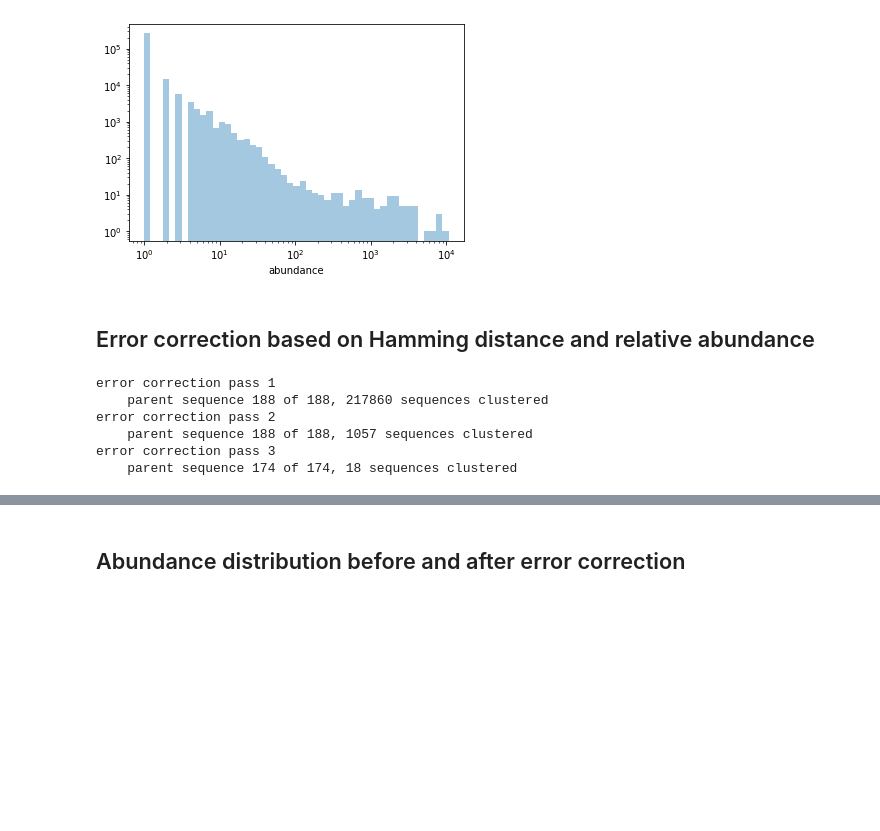
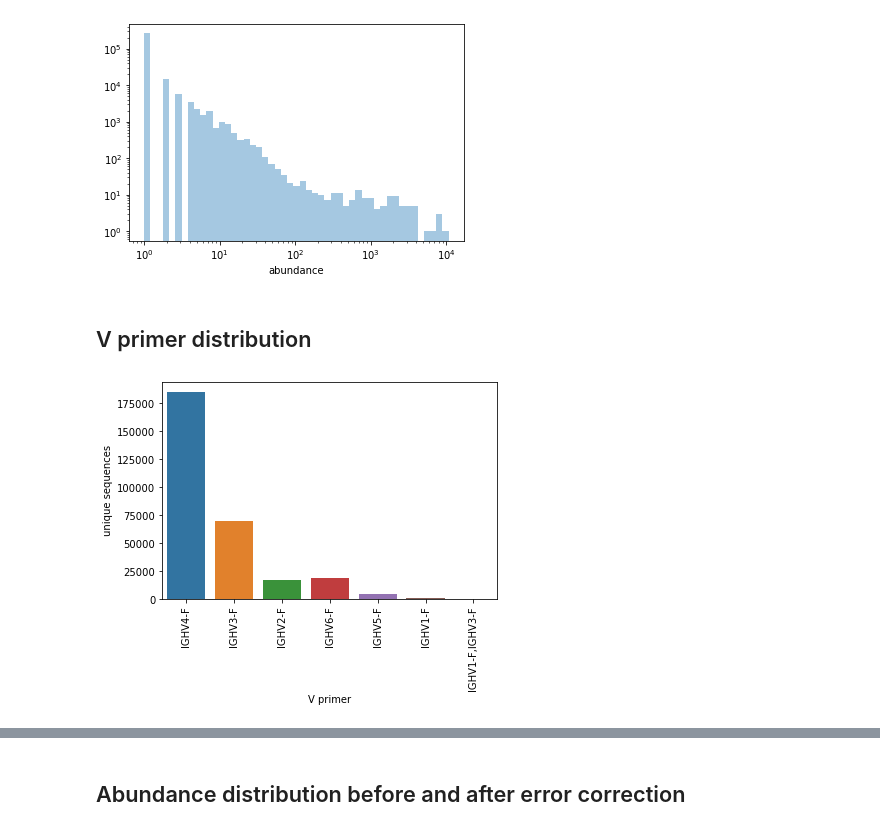
Before and after one commit to StatPhysBio/covid-bcr, a Jupyter notebook: error_correct.ipynb, the cells around one changed output, grey strips where cells are left out. Cells and saved outputs as stored; diff of their text form; code cells hidden in the pictures; blank space fills up the shorter version.

```diff
--- a/error_correct.ipynb
+++ b/error_correct.ipynb
@@ -47,0 +29,9 @@ df
+# %%
+fasta_dat = []
+for seq in parse(files[0], 'fasta'):
+    cprimer, vprimer, abundance = (x.split('=')[1] for x in seq.id.split('|')[1:])
+    fasta_dat.append([str(seq.seq), cprimer, vprimer, int(abundance)])
+df = pd.DataFrame(fasta_dat,
+                  columns=('sequence', 'C primer', 'V primer', 'abundance'))
+df['length'] = df.sequence.str.len()
+df
@@ -56,6 +60,3 @@ plt.yscale('log')
 plt.show()
 # %% [output]
 [figure]
-# %% [markdown]
-Error correction based on Hamming distance and relative abundance
----
@@ -105,9 +63,10 @@ def correct(df: pd.DataFrame,
-# %%
-df_corrected = correct(df, abundance_ratio_threshold=100, distance_threshold=5, passes=3)
-# %% [output]
-error correction pass 1
-    parent sequence 188 of 188, 217860 sequences clustered
-error correction pass 2
-    parent sequence 188 of 188, 1057 sequences clustered
-error correction pass 3
-    parent sequence 174 of 174, 18 sequences clustered
+# %% [markdown]
+V primer distribution
+---
+# %%
+sns.countplot(df['V primer'])
+plt.xticks(rotation='vertical')
+plt.ylabel('unique sequences')
+plt.show()
+# %% [output]
+[figure, added]
```
Also changed, not shown: parts of 15 cells of this notebook.
